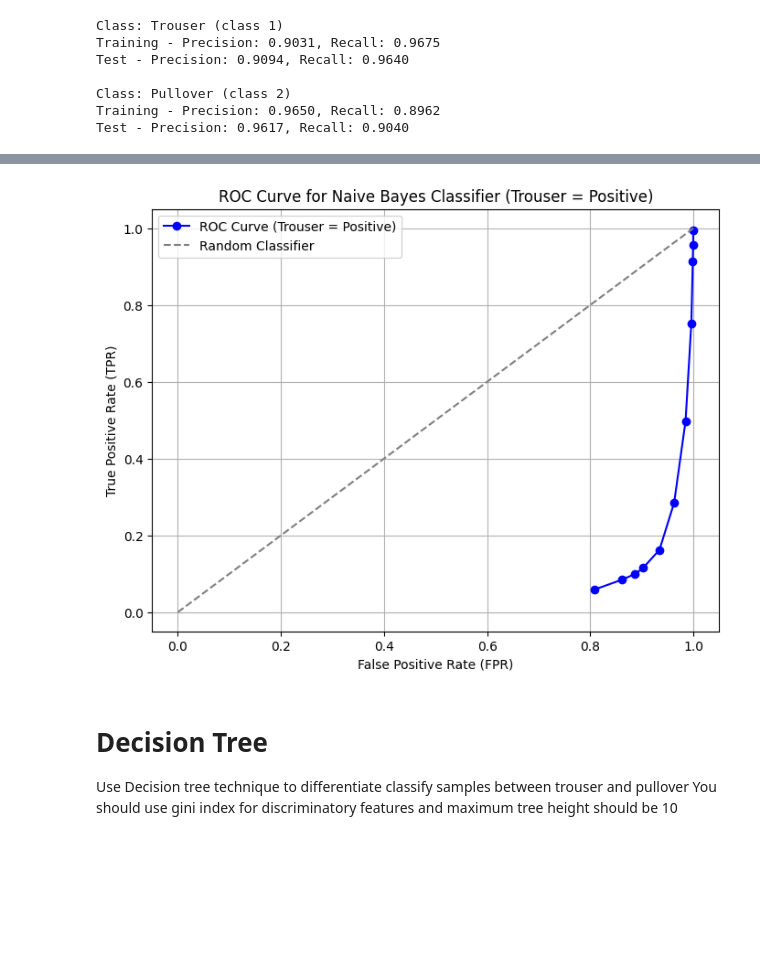
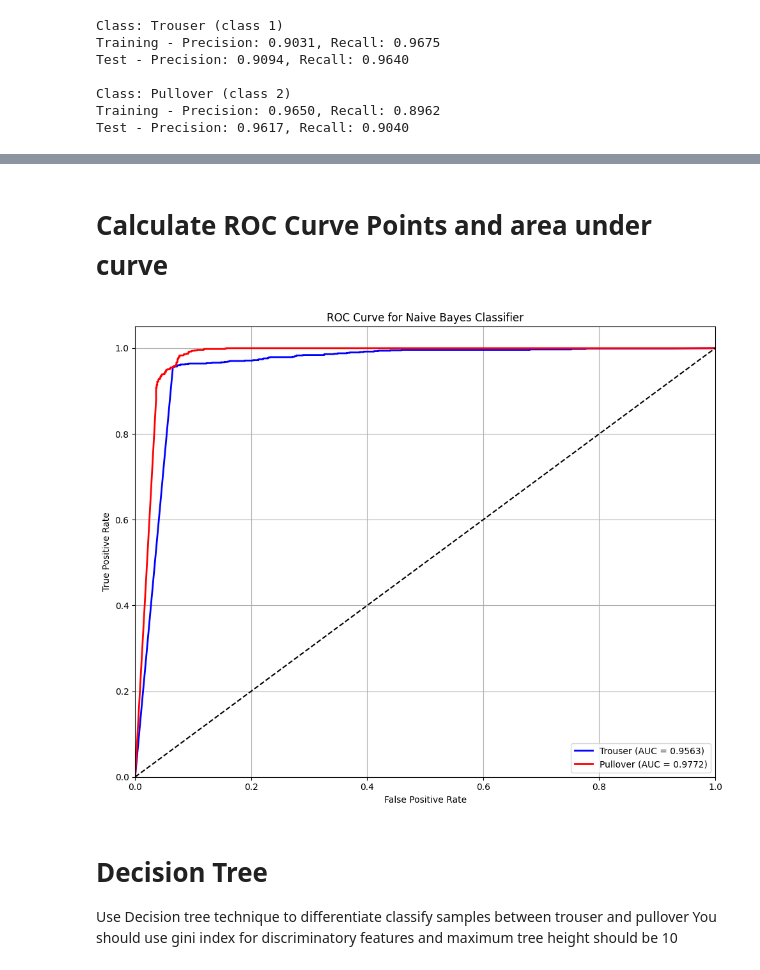
Before and after one commit to camdlee/Fashion-MNIST-Binary-Classification, a Jupyter notebook: Assignment1.ipynb, the cells around one changed output, grey strips where cells are left out. Drawn from its saved outputs; the diff is of its cells as text; code cells hidden in the pictures; blank space fills up the shorter version.

```diff
--- a/Assignment1.ipynb
+++ b/Assignment1.ipynb
@@ -612,23 +425,2 @@ def perf_metrics(y_actual, y_predicted_probs,threshold):
-# %%
-thresholds = [0.1, 0.2, 0.3, 0.4, 0.5, 0.6, 0.7, 0.8, 0.85, 0.9, 0.95]
-fpr_values = []
-tpr_values = []
-
-# loop through thresholds
-for threshold in thresholds:
-    fpr, tpr = perf_metrics(y_test, trouser_probs, threshold)
-    fpr_values.append(fpr)
-    tpr_values.append(tpr)
-# %%
-# Plotting ROC Curve
-plt.figure(figsize=(8, 6))
-plt.plot(fpr_values, tpr_values, marker='o', linestyle='-', color='b', label="ROC Curve (Trouser = Positive)")
-plt.plot([0, 1], [0, 1], linestyle="--", color="gray", label="Random Classifier")
-plt.xlabel("False Positive Rate (FPR)")
-plt.ylabel("True Positive Rate (TPR)")
-plt.title("ROC Curve for Naive Bayes Classifier (Trouser = Positive)")
-plt.legend()
-plt.grid()
-plt.show()
-# %% [output]
-[figure, removed]
+# %% [markdown]
+# Calculate ROC Curve Points and area under curve
@@ -635,3 +503,28 @@ plt.show()
+# %%
+# Calculate ROC curves for both classes
+fpr_trouser, tpr_trouser, auc_trouser = calculate_roc_curve(y_test_filtered, y_test_filtered_prob, positive_class=1)
+fpr_pullover, tpr_pullover, auc_pullover = calculate_roc_curve(y_test_filtered, y_test_filtered_prob, positive_class=2)
+
+# Plot ROC curves
+plt.figure(figsize=(10, 8))
+plt.plot(fpr_trouser, tpr_trouser, 'b-', linewidth=2, label=f'Trouser (AUC = {auc_trouser:.4f})')
+plt.plot(fpr_pullover, tpr_pullover, 'r-', linewidth=2, label=f'Pullover (AUC = {auc_pullover:.4f})')
+plt.plot([0, 1], [0, 1], 'k--', linewidth=1.5)  # Diagonal line
+
+# Set plot properties
+plt.grid(True)
+plt.xlabel('False Positive Rate')
+plt.ylabel('True Positive Rate')
+plt.title('ROC Curve for Naive Bayes Classifier')
+plt.legend(loc='lower right')
+plt.xlim([0, 1])
+plt.ylim([0, 1.05])
+
+# Save and display the figure
+plt.tight_layout()
+plt.show()
+# %% [output]
+[figure, added]
 # %% [markdown]
 # Decision Tree
 Use Decision tree technique to differentiate classify samples between trouser and pullover
```
Also changed, not shown: parts of 13 cells of this notebook.
